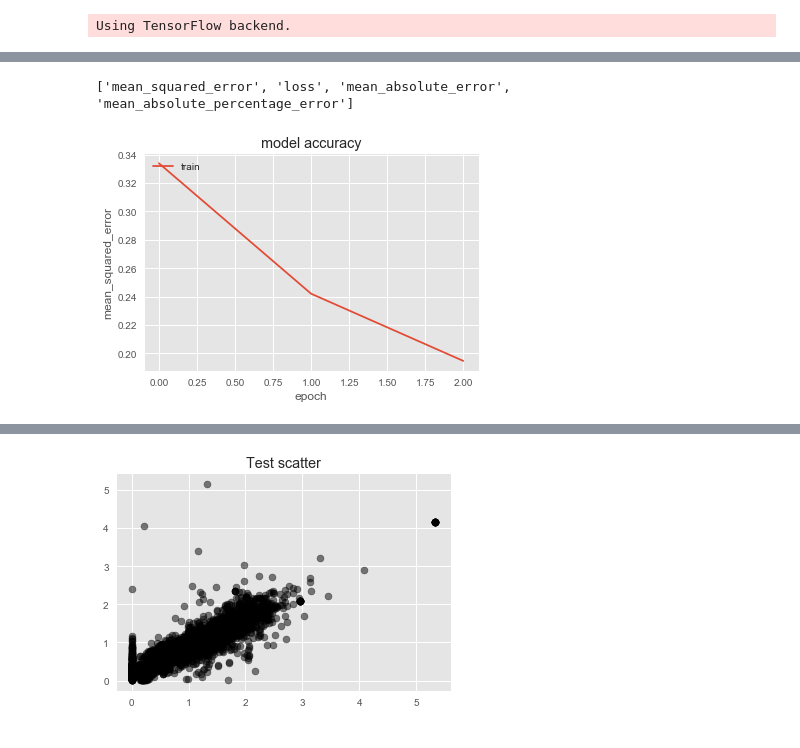
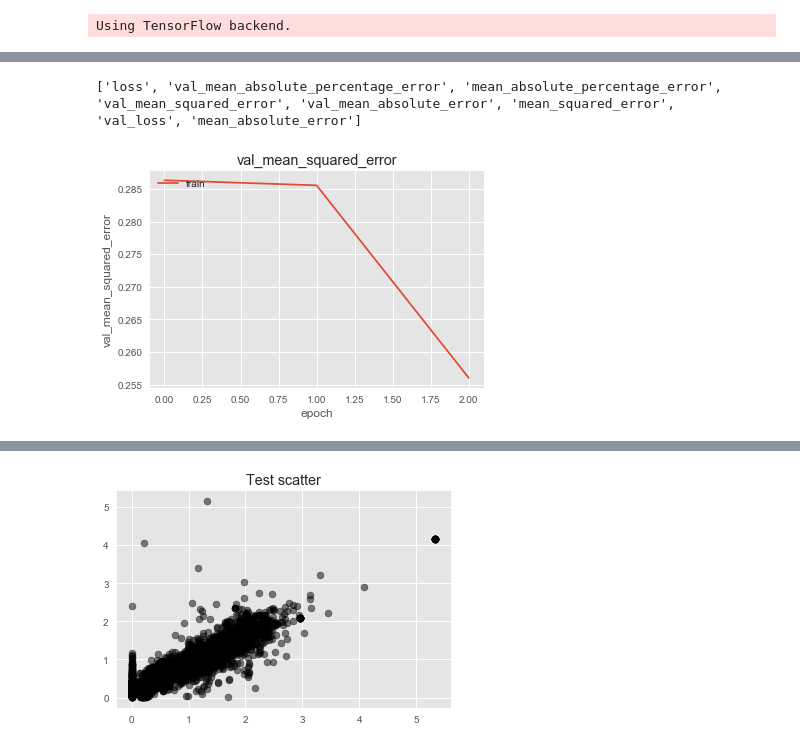
Before and after one commit to sipolac/thesis, a Jupyter notebook: py/build_models.ipynb, the cells around one changed output, grey strips where cells are left out. Cells and saved outputs as stored; diff of their text form; code cells hidden in the pictures.

```diff
--- a/py/build_models.ipynb
+++ b/py/build_models.ipynb
@@ -68,31 +226,35 @@ removing 6 series for having negative values...
 # Choose an appliance to model.
 
 # y = Y[:,0]  # fridge
-y = [y_row[0] for y_row in Y]  # fridge
-y = np.array(y)
-y = y.reshape(y.shape[0], 1)
+Y_train = all_data['train'][Y_idx]
+y_train = [Y_train_row[0] for Y_train_row in Y_train]  # fridge
+y_train = np.array(y_train)
+y_train = y_train.reshape(y_train.shape[0], 1)
 # %%
 # Preprocss.
 
 # Take first-difference (if desired).
 if take_diff:
-    X = np.diff(X)
-    zs = np.zeros((X.shape[0], 1), dtype=int)
-    X = np.concatenate((zs, X), axis=1)  # pad beginning with zeros to preserve shape
 
-# Scale data.
-scaler_x = StandardScaler().fit(X)
-# scaler_y = StandardScaler().fit(y)
-X = scaler_x.transform(X)
-# y = scaler_y.transform(y)
+    # Training data.
+    X_train = np.diff(X_train)
+    zs_train = np.zeros((X_train.shape[0], 1), dtype=int)
+    X_train = np.concatenate((zs_train, X_train), axis=1)  # pad beginning with zeros to preserve shape
+
+    # Validation data.
+    X_val = np.diff(X_val)
+    zs_val = np.zeros((X_val.shape[0], 1), dtype=int)
+    X_val = np.concatenate((zs_val, X_val), axis=1)
 # %%
 # Reshape as tensor.
 image_data_format = K.image_data_format()  # 'channels_last'
 if image_data_format == 'channels_last':
-    X = X.reshape(X.shape[0], X.shape[1], 1)
+    X_train = X_train.reshape(X_train.shape[0], X_train.shape[1], 1)
+    X_val = X_val.reshape(X_val.shape[0], X_val.shape[1], 1)
     input_shape = (N_PER_DAY, 1)
 elif image_data_format == 'channels_first':
-    X = X.reshape(X.shape[0], 1, X.shape[1])
+    X_train = X_train.reshape(X_train.shape[0], 1, X_train.shape[1])
+    X_val = X_val.reshape(X_val.shape[0], 1, X_val.shape[1])
     input_shape = (1, N_PER_DAY)
 else:
     raise ValueError
@@ -148,8 +310,8 @@ model.compile(loss='mean_squared_error',
 # %%
 # DID NOT TAKE DIFFS OF X
 
-print type(X), X.shape
-print type(y), y.shape
+print type(X_train), X_train.shape
+print type(y_train), y_train.shape
 
-history = model.fit(X, y, epochs=3, batch_size=32)
+history = model.fit(X_train, y_train, epochs=3, batch_size=32, validation_split=0.2)
 # %% [output]
@@ -164,14 +327,14 @@ Epoch 3/3
 # %%
 print(history.history.keys())
 # summarize history for mse
-plt.plot(history.history['mean_squared_error'])
-plt.title('model accuracy')
-plt.ylabel('mean_squared_error')
+plt.plot(history.history['val_mean_squared_error'])
+plt.title('val_mean_squared_error')
+plt.ylabel('val_mean_squared_error')
 plt.xlabel('epoch')
 plt.legend(['train', 'test'], loc='upper left')
 plt.show()
 # %% [output]
-['mean_squared_error', 'loss', 'mean_absolute_error', 'mean_absolute_percentage_error']
+['loss', 'val_mean_absolute_percentage_error', 'mean_absolute_percentage_error', 'val_mean_squared_error', 'val_mean_absolute_error', 'mean_squared_error', 'val_loss', 'mean_absolute_error']
-[figure, old version]
+[figure, new version]
 # %%
 # loss_and_metrics = model.evaluate(X, y, )
```
Also changed, not shown: parts of 27 cells of this notebook, 1 other file.
